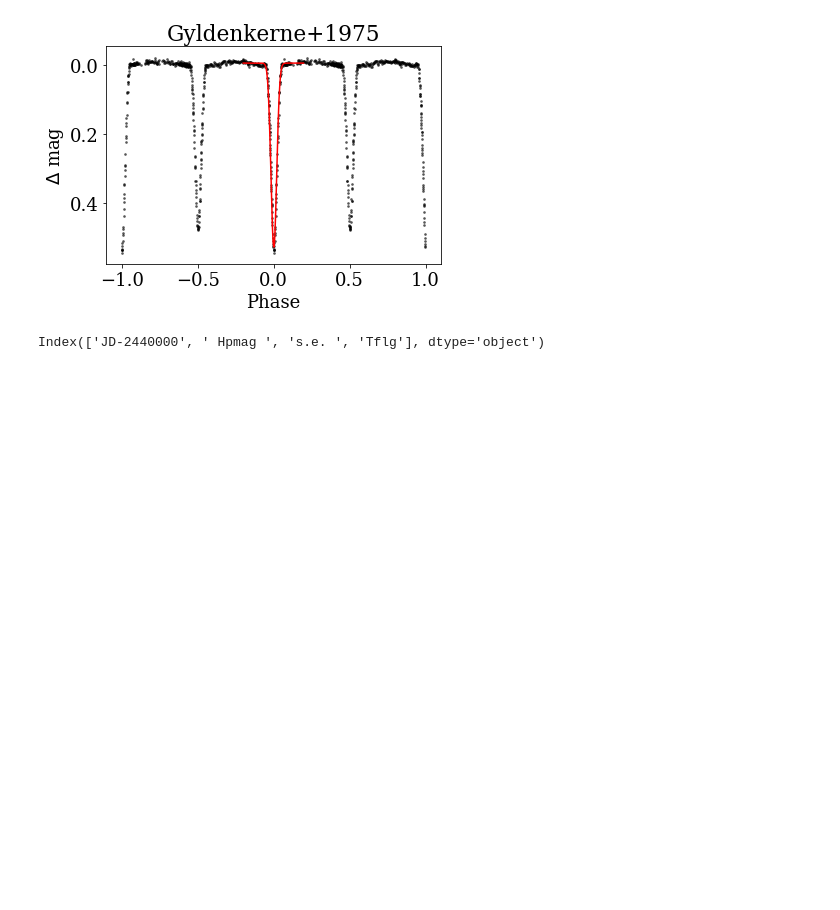
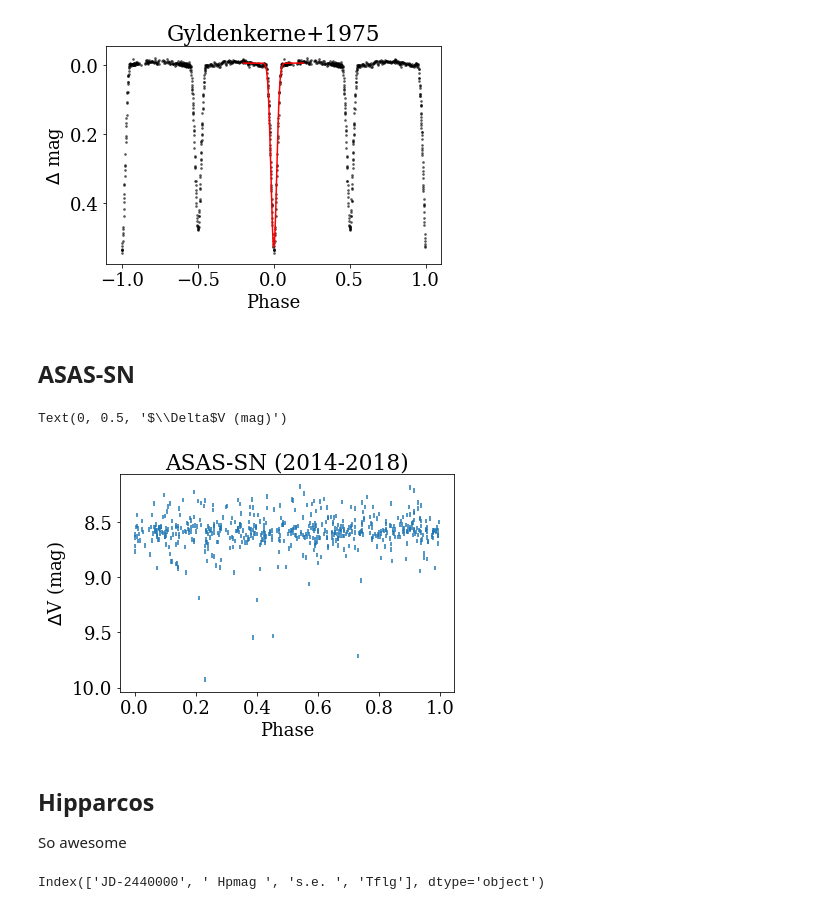
Before and after one commit to jradavenport/HS-Hya, a Jupyter notebook: makeplots.ipynb, the cells around one changed output. Cells and saved outputs as stored; diff of their text form; code cells hidden in the pictures; blank space fills up the shorter version.

```diff
--- a/makeplots.ipynb
+++ b/makeplots.ipynb
@@ -57,6 +79,8 @@ plt.title('Gyldenkerne+1975')
 [ 0.5333433  -0.00558888  0.0012955   0.01897064]
 Text(0.5, 1.0, 'Gyldenkerne+1975')
 [figure]
+# %% [markdown]
+## ASAS-SN
 # %%
 asassn = pd.read_csv('221524.csv')
 # asassn
@@ -63,8 +89,11 @@ asassn = pd.read_csv('221524.csv')
 # %%
-# plt.errorbar(((asassn['hjd'].values - E0) % Per)/Per, asassn['mag'] - np.nanmedian(asassn['mag']),
-#              yerr=asassn['mag err'], linestyle='none')
-# plt.gca().invert_yaxis()
+plt.errorbar(((asassn['hjd'].values - E0) % Per)/Per, asassn['mag'],
+             yerr=asassn['mag err'], linestyle='none')
+plt.gca().invert_yaxis()
 # plt.ylim(0.5, -0.2)
-# plt.title('ASAS-SN (2014-2018)')
-# plt.xlabel('Phase')
-# plt.ylabel('$\Delta$V (mag)')
+plt.title('ASAS-SN (2014-2018)')
+plt.xlabel('Phase')
+plt.ylabel('$\Delta$V (mag)')
+# %% [output]
+Text(0, 0.5, '$\\Delta$V (mag)')
+[figure, added]
@@ -81,6 +113,9 @@ asassn2 = pd.read_csv('asassn2.csv')
 # # plt.title('ASAS-SN (2014-2018)')
 # plt.xlabel('Phase')
 # plt.ylabel('$\Delta$V (mag)')
+# %% [markdown]
+## Hipparcos
+So awesome
 # %%
 # Hipparcos light curve data (HIP 50966)
 # http://cdsarc.u-strasbg.fr/viz-bin/nph-Plot/Vgraph/htm?I/239/50966&6069-1131-1
```
Also changed, not shown: parts of 40 cells of this notebook.
